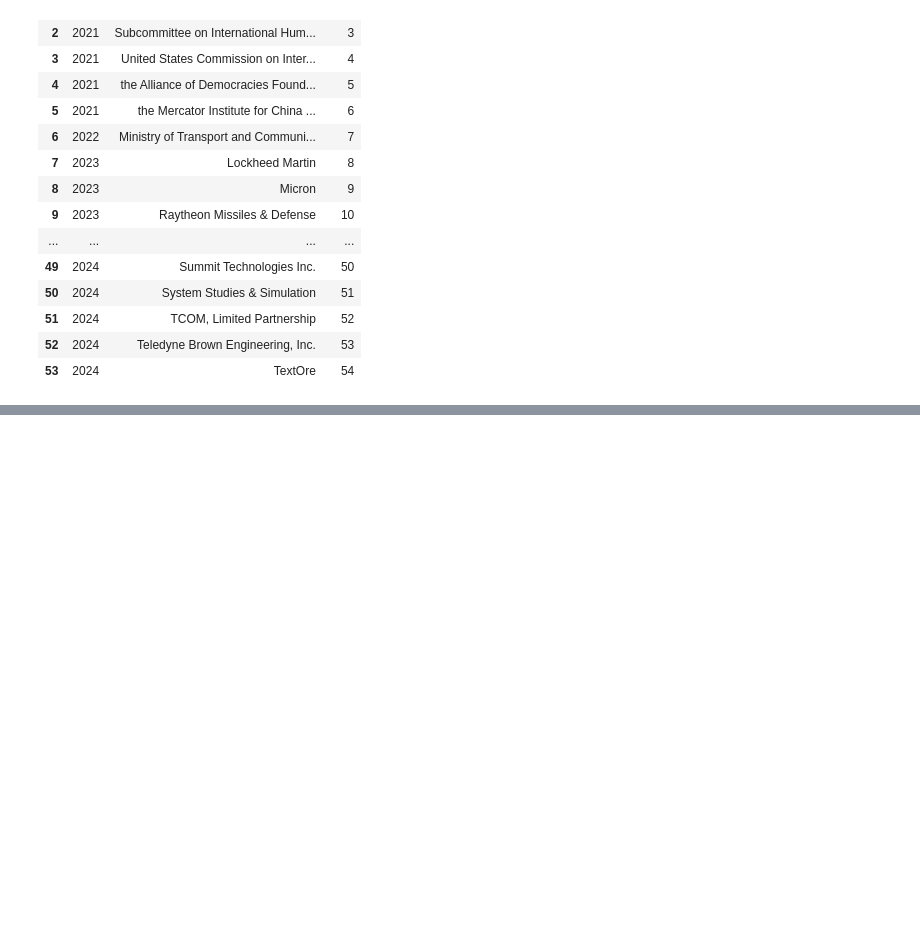
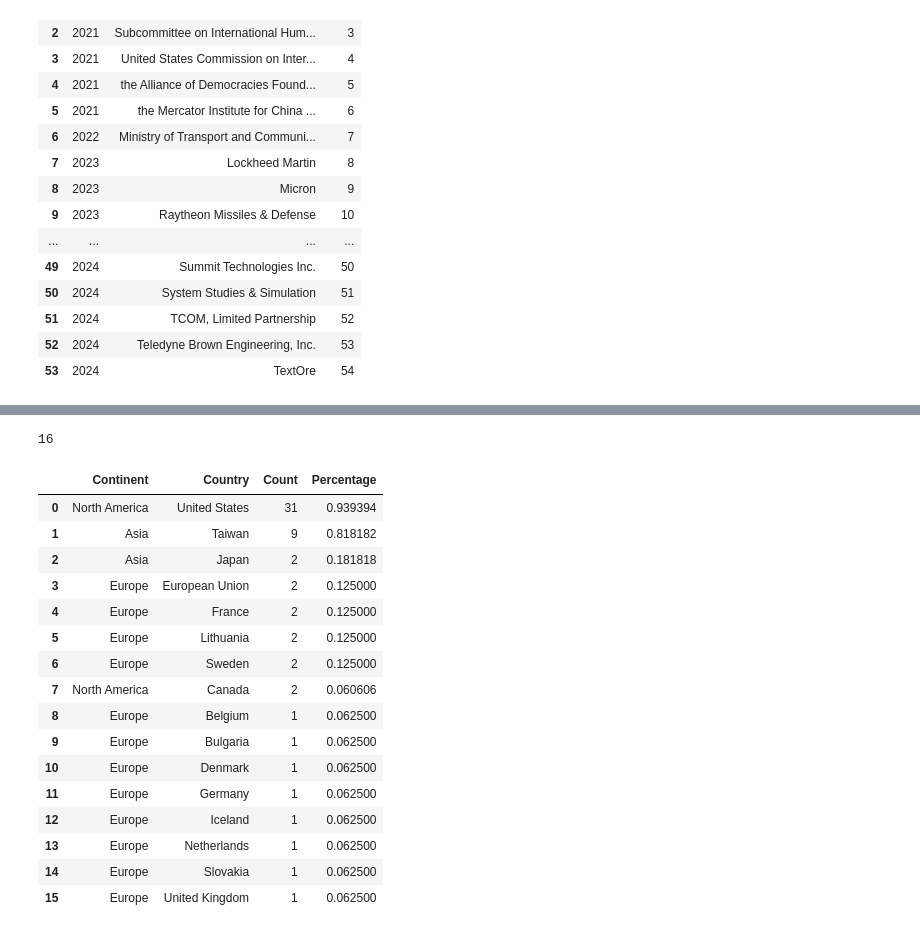
Before and after one commit to pnadelofficial/bohman_china_sanctions, a Jupyter notebook: testing.ipynb, the cells around one changed output, grey strips where cells are left out. Cells and saved outputs as stored; diff of their text form; code cells hidden in the pictures; blank space fills up the shorter version.

```diff
--- a/testing.ipynb
+++ b/testing.ipynb
@@ -284,3 +284,32 @@ df_ent
 # %%
 fig = px.line(df_ent, x="Year", y="Title", title="Targeted Individuals over Time", labels={'Title': 'Count'})
 fig.show() # not sure why date not working
+# %%
+import pandas as pd
+
+form_of_restriction = []
+sector = []
+year = []
+
+df = pd.read_excel('CSM.xlsm', sheet_name='Master Sheet')
+df = df.dropna(subset=['Title'])
+df['Year'] = df['Start Date'].dt.year
+
+df_national = df[~df['Nationality of Targets'].isnull()]
+
+if len(form_of_restriction) > 0:
+    df_national = df_national[df_national['Form of Restriction'].isin(form_of_restriction)]
+
+if len(sector) > 0:
+    df_national = df_national[df_national['Sector'].apply(lambda x: any(s in [item.strip() for item in x.split(';')] for s in sector))]
+
+if len(year) > 0:
+    df_national = df_national[df_national['Year'].isin(year)]
+
+hierarchy = pd.DataFrame(df_national['Nationality of Targets'].str.split('; ').explode())
+hierarchy['Continent'] = hierarchy['Nationality of Targets'].str.extract(r'\((.*)\)')[0]
+hierarchy['Country'] = hierarchy['Nationality of Targets'].str.extract(r'(.*) \(')[0]
+
+hierarchy = hierarchy.groupby(['Continent', 'Country']).size().reset_index(name='Count').sort_values(by='Count', ascending=False).reset_index(drop=True)
+hierarchy
+# hierarchy['Percentage'] =
@@ -286,0 +384,3 @@ fig.show() # not sure why date not working
+# %%
+percentages = hierarchy.groupby('Continent')['Count'].apply(lambda x: x / x.sum())
+percentages = percentages.iloc[percentages.index.sortlevel(1)[1]].reset_index()
@@ -286,0 +411,26 @@ fig.show() # not sure why date not working
+# %%
+len(hierarchy)
+# %% [output]
+16
+# %%
+hierarchy['Percentage'] = percentages['Count']
+# %%
+hierarchy
+# %% [output]
+|  | Continent | Country | Count | Percentage |
+| 0 | North America | United States | 31 | 0.939394 |
+| 1 | Asia | Taiwan | 9 | 0.818182 |
+| 2 | Asia | Japan | 2 | 0.181818 |
+| 3 | Europe | European Union | 2 | 0.125000 |
+| 4 | Europe | France | 2 | 0.125000 |
+| 5 | Europe | Lithuania | 2 | 0.125000 |
+| 6 | Europe | Sweden | 2 | 0.125000 |
+| 7 | North America | Canada | 2 | 0.060606 |
+| 8 | Europe | Belgium | 1 | 0.062500 |
+| 9 | Europe | Bulgaria | 1 | 0.062500 |
+| 10 | Europe | Denmark | 1 | 0.062500 |
+| 11 | Europe | Germany | 1 | 0.062500 |
+| 12 | Europe | Iceland | 1 | 0.062500 |
+| 13 | Europe | Netherlands | 1 | 0.062500 |
+| 14 | Europe | Slovakia | 1 | 0.062500 |
+| 15 | Europe | United Kingdom | 1 | 0.062500 |
```
Also changed, not shown: parts of 5 cells of this notebook, 11 other files.
